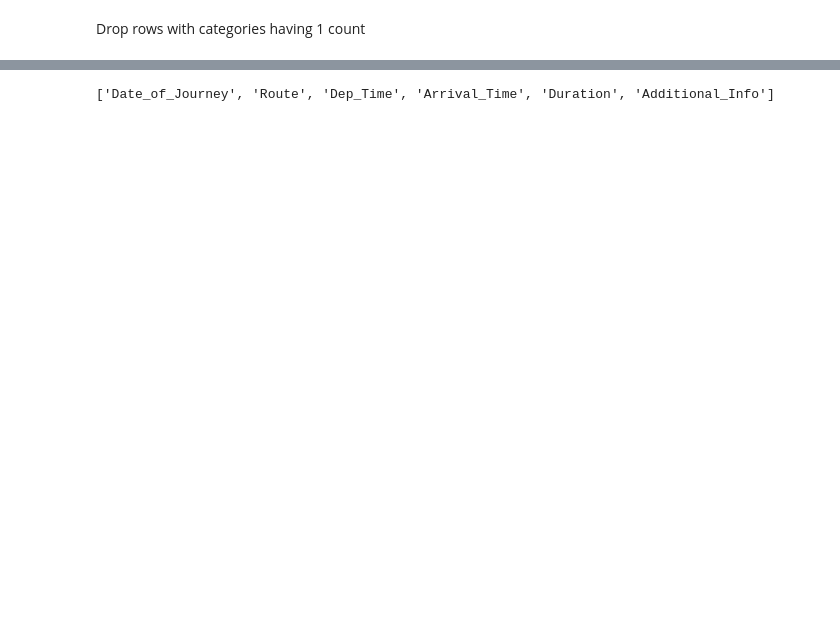
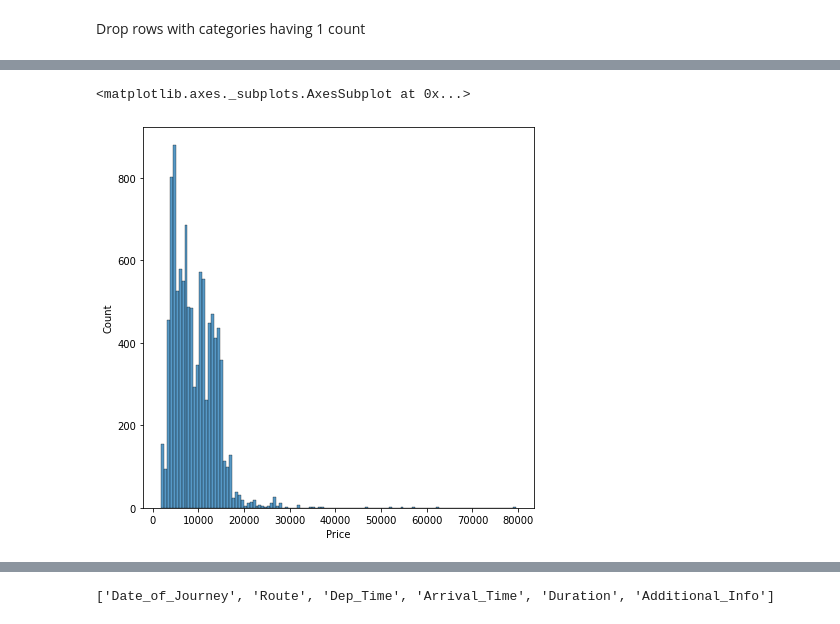
Before and after one commit to sreeman-11021996/Flight_Fare_Prediction, a Jupyter notebook: internship_1.ipynb, the cells around one changed output, grey strips where cells are left out. Saved outputs shown, nothing was run; the diff lists cells and outputs as text; code cells hidden in the pictures; blank space fills up the shorter version.

```diff
--- a/internship_1.ipynb
+++ b/internship_1.ipynb
@@ -413,3 +437,8 @@ from sklearn.model_selection import StratifiedShuffleSplit
+# %%
+sns.histplot(df["Price"])
+# %% [output]
+<matplotlib.axes._subplots.AxesSubplot at 0x...>
+[figure, added]
 # %%
 df["Price_cat"] = pd.cut(
                 df["Price"],
```
Also changed, not shown: parts of 35 cells of this notebook.
